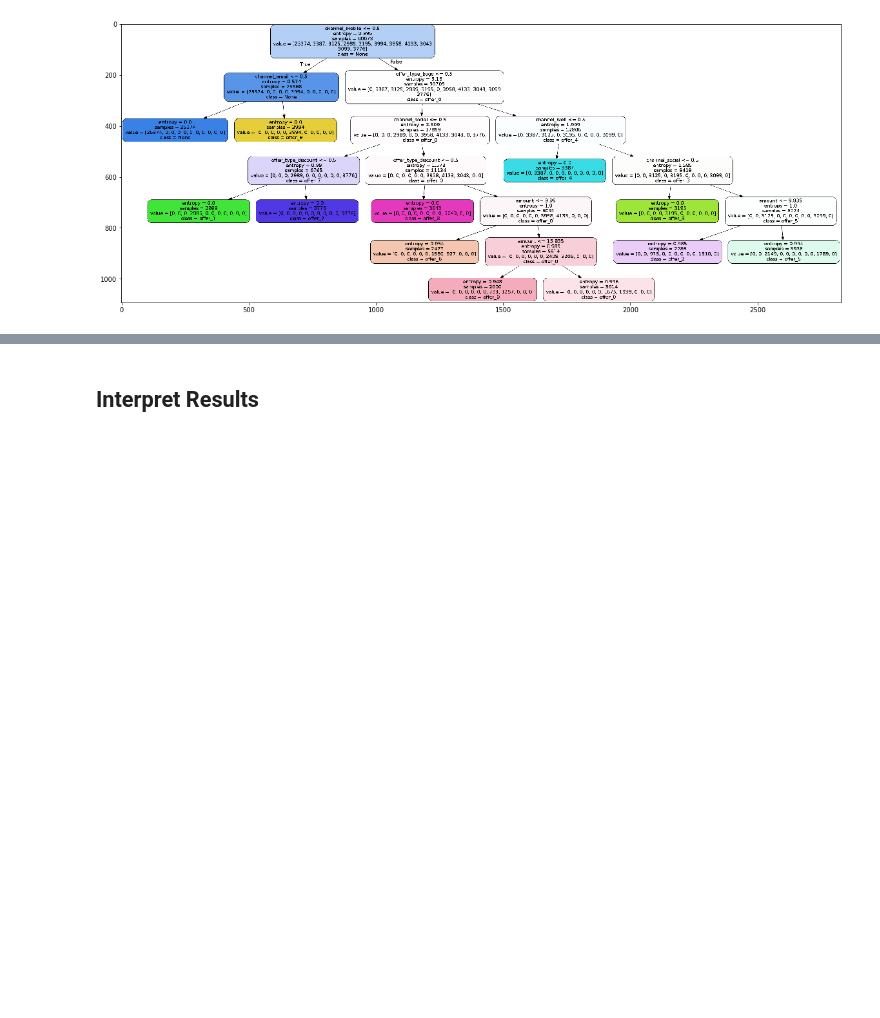
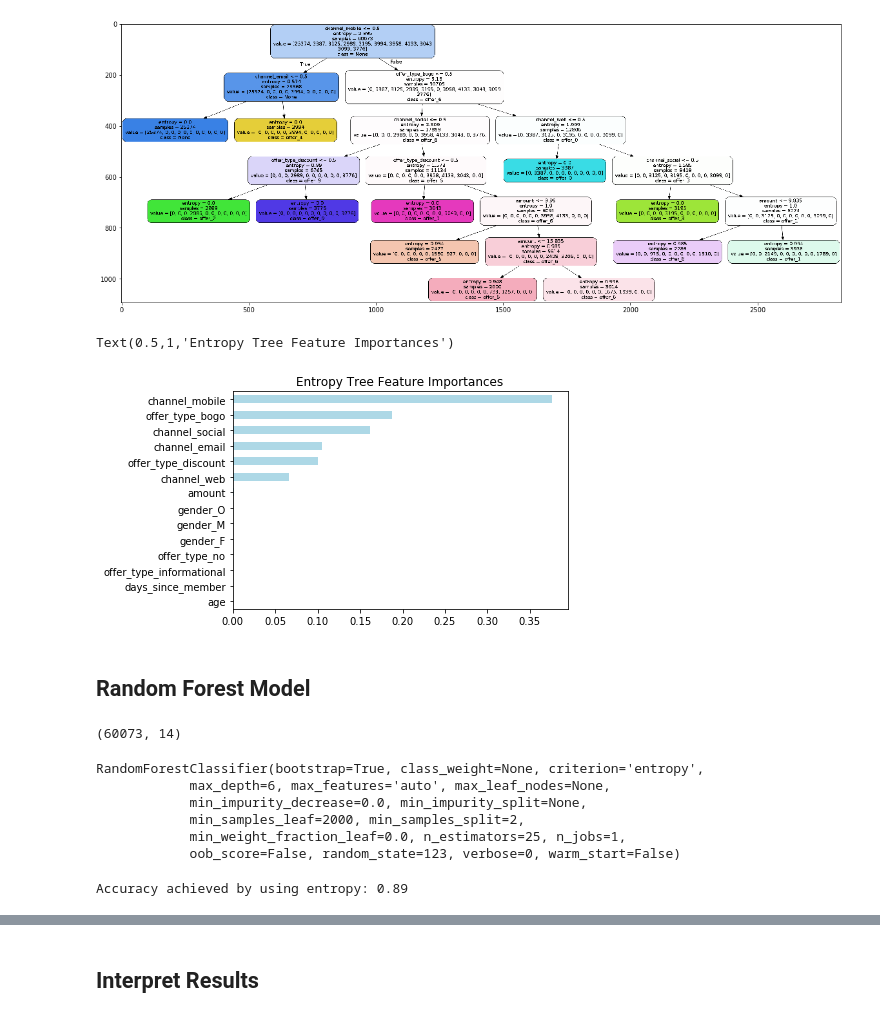
Before and after one commit to Mendy5/Udacity_Project_Capstone, a Jupyter notebook: Starbucks_Capstone_notebook.ipynb, the cells around one changed output, grey strips where cells are left out. Saved outputs shown, nothing was run; the diff lists cells and outputs as text; code cells hidden in the pictures; blank space fills up the shorter version.

```diff
--- a/Starbucks_Capstone_notebook.ipynb
+++ b/Starbucks_Capstone_notebook.ipynb
@@ -2717,3 +2739,17 @@ plt.imshow(img2)
 # %% [output]
 <matplotlib.image.AxesImage at 0x...>
 [figure]
+# %%
+entropy_importances = pd.Series(data = dt_entropy.feature_importances_,\
+                            index = X_clf_train.columns\
+                            )
+# %%
+entropy_importances_sorted = entropy_importances.sort_values()
+# %%
+entropy_importances_sorted.plot(kind='barh', color="lightblue")
+plt.title("Entropy Tree Feature Importances")
+# %% [output]
+Text(0.5,1,'Entropy Tree Feature Importances')
+[figure, added]
+# %% [markdown]
+## Random Forest Model
@@ -2719,0 +2758,4 @@ plt.imshow(img2)
+# %%
+X_clf_train.shape
+# %% [output]
+(60073, 14)
@@ -2719,0 +2765,9 @@ plt.imshow(img2)
+# %%
+rf_entropy.fit(X_clf_train, y_clf_train)
+# %% [output]
+RandomForestClassifier(bootstrap=True, class_weight=None, criterion='entropy',
+            max_depth=6, max_features='auto', max_leaf_nodes=None,
+            min_impurity_decrease=0.0, min_impurity_split=None,
+            min_samples_leaf=2000, min_samples_split=2,
+            min_weight_fraction_leaf=0.0, n_estimators=25, n_jobs=1,
+            oob_score=False, random_state=123, verbose=0, warm_start=False)
@@ -2719,0 +2776,5 @@ plt.imshow(img2)
+# %%
+rf_accuracy_entropy = accuracy_score(y_clf_test, rf_y_entropy_pred)
+print('Accuracy achieved by using entropy: {:.2f}'.format(rf_accuracy_entropy))
+# %% [output]
+Accuracy achieved by using entropy: 0.89
```
Also changed, not shown: parts of 38 cells of this notebook.
